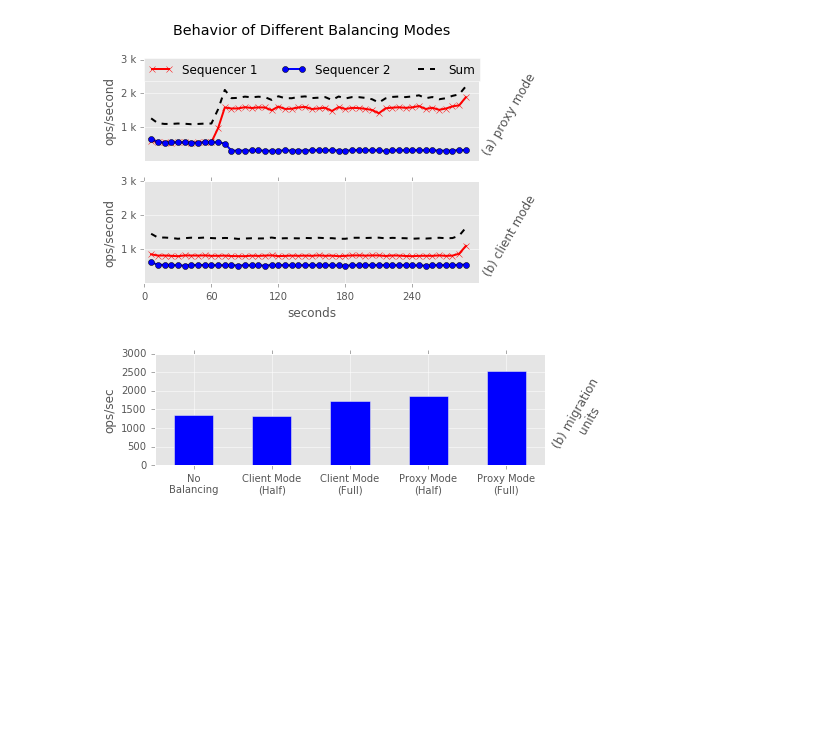
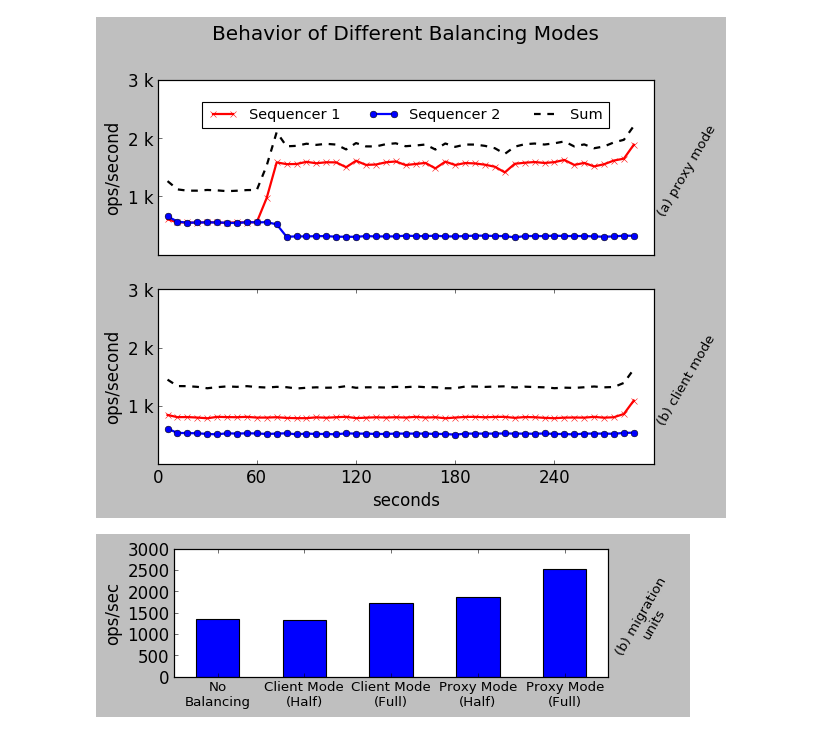
Before and after one commit to michaelsevilla/malacology-popper, a Jupyter notebook: experiments/mds-zlog-seq-migrate-redux-waves/results-paper/visualize.ipynb, the cells around one changed output. Drawn from its saved outputs; the diff is of its cells as text; code cells hidden in the pictures; blank space fills up the shorter version.

```diff
--- a/experiments/mds-zlog-seq-migrate-redux-waves/results-paper/visualize.ipynb
+++ b/experiments/mds-zlog-seq-migrate-redux-waves/results-paper/visualize.ipynb
@@ -10,12 +10,14 @@ import numpy as np
 import datetime
 from matplotlib.ticker import FormatStrFormatter
 %matplotlib inline
-plt.style.use('ggplot')
+plt.style.use('classic')
+font = {'size'   : 15}
+matplotlib.rc('font', **font)
 # %%
 def sum_throughput(trace):
     s = []
     for t in trace:
-        trace = pd.read_table(t, header=None, sep=(","),names=("seconds", "rate"))
+        trace = pd.read_table(t, header=None, sep=(","),names=("xseconds", "rate"))
         if len(s) == 0: s = trace
         else: s += trace
     return s
@@ -44,31 +46,31 @@ def graph_it(ax, foreground, background):
 # %%
 fig = plt.figure()
 
 ###
 ax = fig.add_subplot(211)
 graph_it(ax, glob.glob("wave1-foreground-*throughput.csv"), glob.glob("wave1-issdm-*throughput.csv"))
 format_graph("(a) proxy mode")
 ax.set_title("Behavior of Different Balancing Modes", y=1.2)
 
 ax = fig.add_subplot(212)
 graph_it(ax, glob.glob("wave2-foreground-*throughput.csv"), glob.glob("wave2-issdm-*throughput.csv"))
 format_graph("(b) client mode")
 
 #ax = fig.add_subplot(212)
 #graph_it(ax, glob.glob("proxy-all-foreground-*throughput.csv"), glob.glob("proxy-all-issdm-*throughput.csv"))
 #format_graph("(b) proxy mode")
 
 #ax = fig.add_subplot(212)
 #graph_it(ax, glob.glob("proxy2wave-all-foreground-*throughput.csv"), glob.glob("proxy2wave-all-issdm-*throughput.csv"))
 #format_graph("(d) seq. mode")
 
 ###
 ax.set_xlabel("seconds")
 ax.set_xticks(range(0, 300, 60))
-lgd = ax.legend(loc='center', ncol=3, bbox_to_anchor=(0.5,2.1))
+lgd = ax.legend(loc='center', ncol=3, fontsize=13, bbox_to_anchor=(0.5,2.0))
 plt.savefig('mantle-mode-behavior.png', dpi=300, bbox_inches='tight')
 # %% [output]
-[figure, old version]
+[figure, new version]
 # %%
 # Get the sum of all the 1 sequencer experiment throughputs
 df = sum_throughput(glob.glob("../../mds-zlog-seq-migrate-redux-baseline/results-singlenode-run0-baseline/singlenode-run0-baseline*throughput.csv"))
@@ -100,10 +102,10 @@ df = df.drop(df.index[range(len(df)-5, len(df))])
 ax = df.mean().plot.bar(figsize=(7,2))
 #ax.set_title("Performance of Different Balancing Modes", y=1.1)
 ax.set_ylabel("ops/sec")
-plt.xticks(rotation='horizontal')
+plt.xticks(rotation='horizontal', fontsize=12)
 ax2 = ax.twinx()
 ax2.set_yticks([])
 ax2.set_ylabel("(b) migration\nunits", fontsize=12, rotation=60, labelpad=25)
 plt.savefig('mantle-mode-performance.png', dpi=300, bbox_inches='tight')
 # %% [output]
-[figure, old version]
+[figure, new version]
```
Also changed, not shown: 5 other files.
